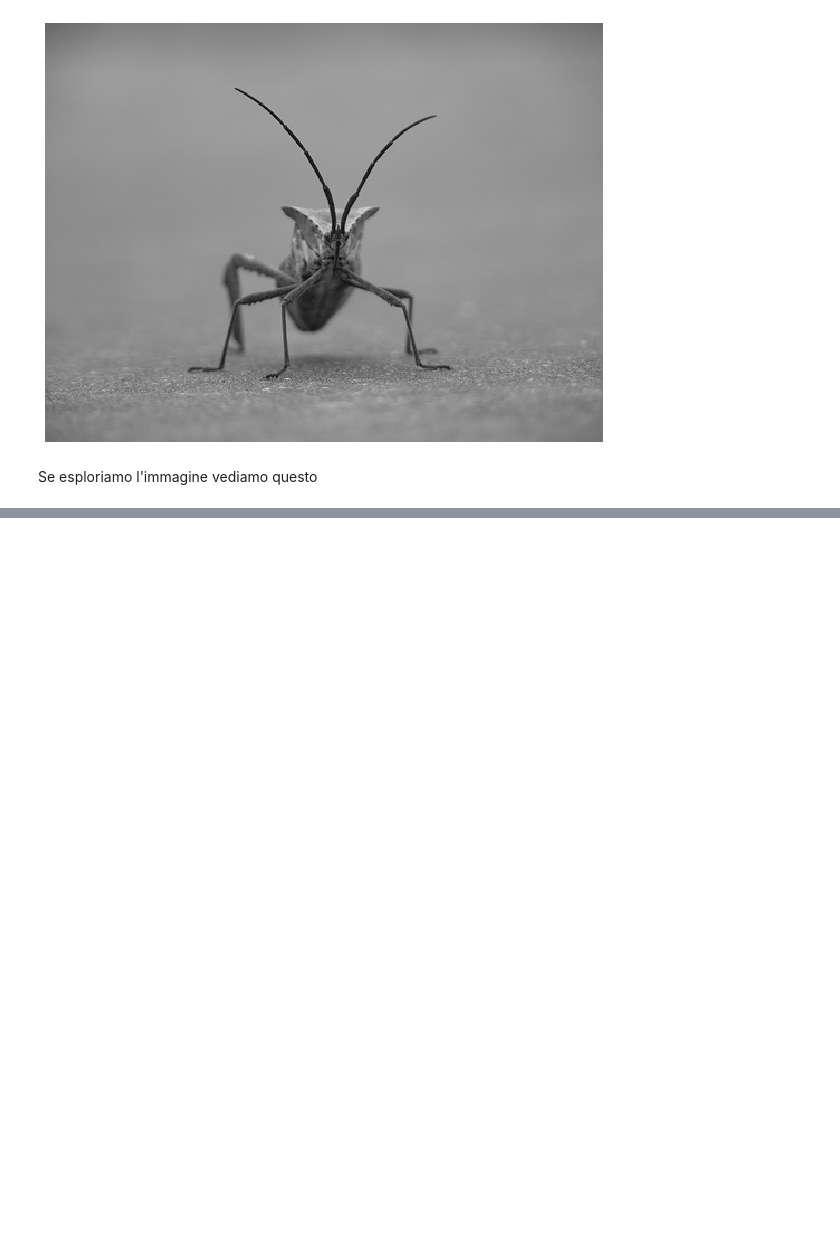
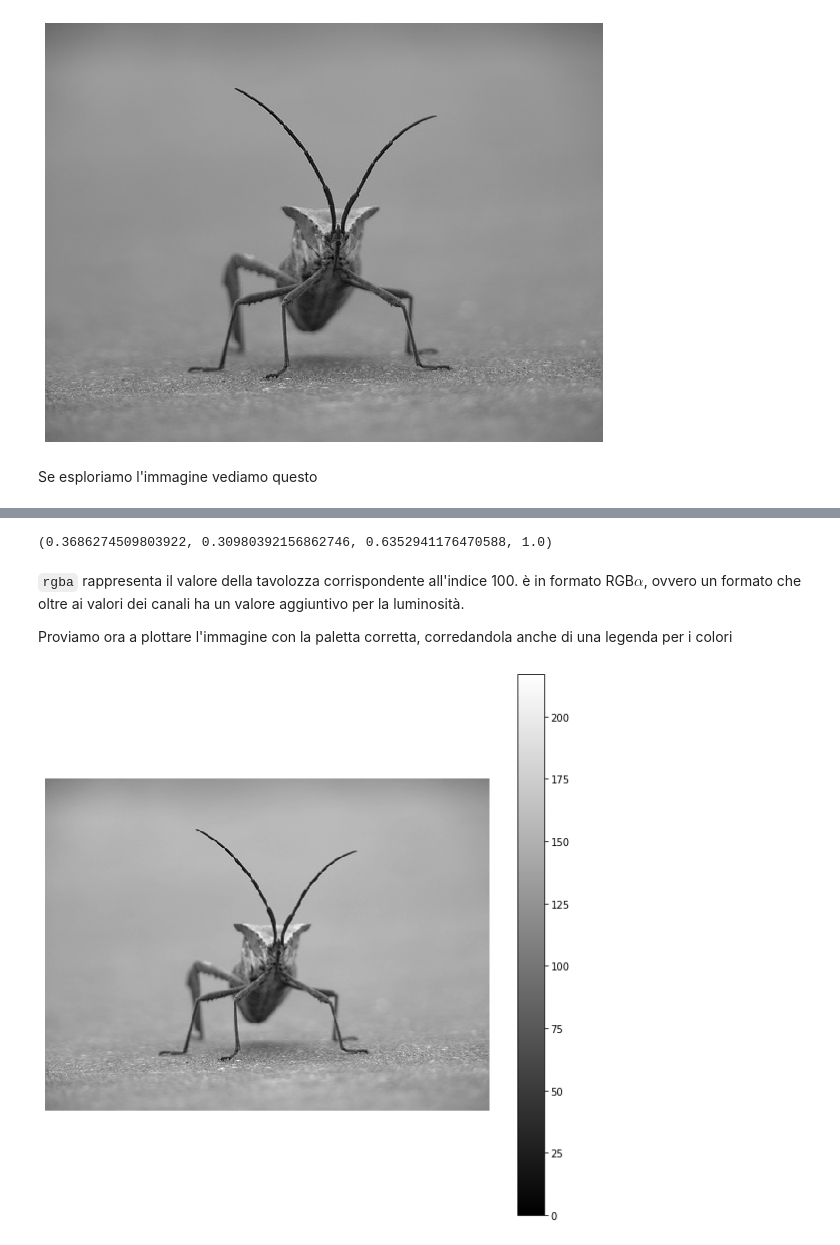
Before and after one commit to gmanco/cv_notebooks, a Jupyter notebook: lezione1.ipynb, the cells around one changed output, grey strips where cells are left out. Saved outputs shown, nothing was run; the diff lists cells and outputs as text; code cells hidden in the pictures; blank space fills up the shorter version.

```diff
--- a/lezione1.ipynb
+++ b/lezione1.ipynb
@@ -103,0 +143,20 @@ Quindi, se proviamo a plottare
+# %%
+
+rgba = cmap(100)
+
+print(rgba)
+# %% [output]
+(0.3686274509803922, 0.30980392156862746, 0.6352941176470588, 1.0)
+# %% [markdown]
+`rgba` rappresenta il valore della tavolozza corrispondente all'indice 100. è in formato RGB$\alpha$, ovvero un formato che oltre ai valori dei canali ha un valore aggiuntivo per la luminosità.
+
+
+Proviamo ora a plottare l'immagine con la paletta corretta, corredandola anche di una legenda per i colori
+# %%
+plt.figure(figsize=(10,10))
+plt.imshow(img_grey, cmap="gray")
+plt.colorbar()
+plt.axis('off')
+plt.show()
+# %% [output]
+[figure, added]
```
Also changed, not shown: parts of 34 cells of this notebook.
